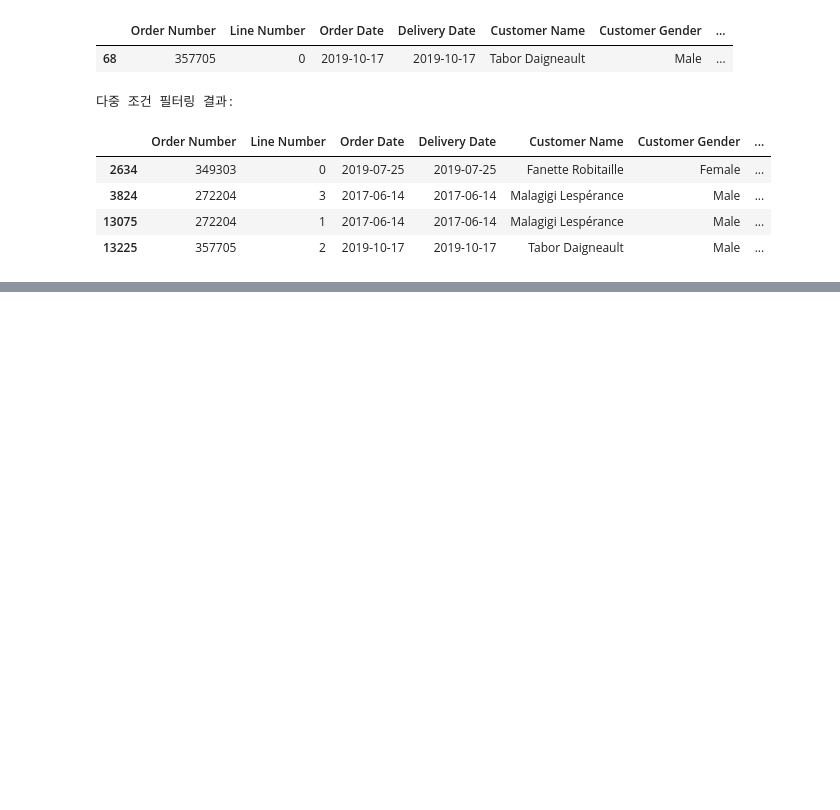
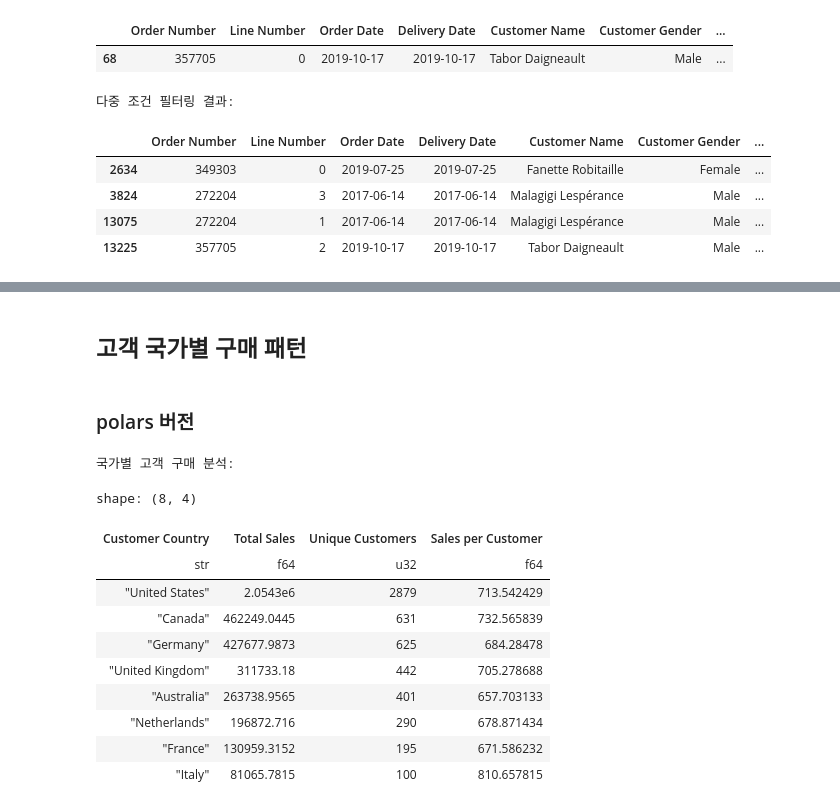
Before and after one commit to dschloe/polars_recipes, a Jupyter notebook: ch08_data_transformation.ipynb, the cells around one changed output, grey strips where cells are left out. Saved outputs shown, nothing was run; the diff lists cells and outputs as text; code cells hidden in the pictures; blank space fills up the shorter version.

```diff
--- a/ch08_data_transformation.ipynb
+++ b/ch08_data_transformation.ipynb
@@ -193,0 +411,27 @@ multi_condition
+# %% [markdown]
+## 고객 국가별 구매 패턴
+# %% [markdown]
+### polars 버전
+# %%
+# 고객 국가별 구매 패턴
+country_analysis = contoso_sales.group_by("Customer Country").agg([
+    pl.col("Net Price").sum().alias("Total Sales"),
+    pl.col("Customer Name").n_unique().alias("Unique Customers"),
+    (pl.col("Net Price").sum() / pl.col("Customer Name").n_unique()).alias("Sales per Customer")
+]).sort("Total Sales", descending=True)
+
+print("\n국가별 고객 구매 분석:")
+country_analysis
+# %% [output]
+국가별 고객 구매 분석:
+shape: (8, 4)
+| Customer Country | Total Sales | Unique Customers | Sales per Customer |
+| str | f64 | u32 | f64 |
+| "United States" | 2.0543e6 | 2879 | 713.542429 |
+| "Canada" | 462249.0445 | 631 | 732.565839 |
+| "Germany" | 427677.9873 | 625 | 684.28478 |
+| "United Kingdom" | 311733.18 | 442 | 705.278688 |
+| "Australia" | 263738.9565 | 401 | 657.703133 |
+| "Netherlands" | 196872.716 | 290 | 678.871434 |
+| "France" | 130959.3152 | 195 | 671.586232 |
+| "Italy" | 81065.7815 | 100 | 810.657815 |
```
Also changed, not shown: parts of 41 cells of this notebook, 4 other files.
